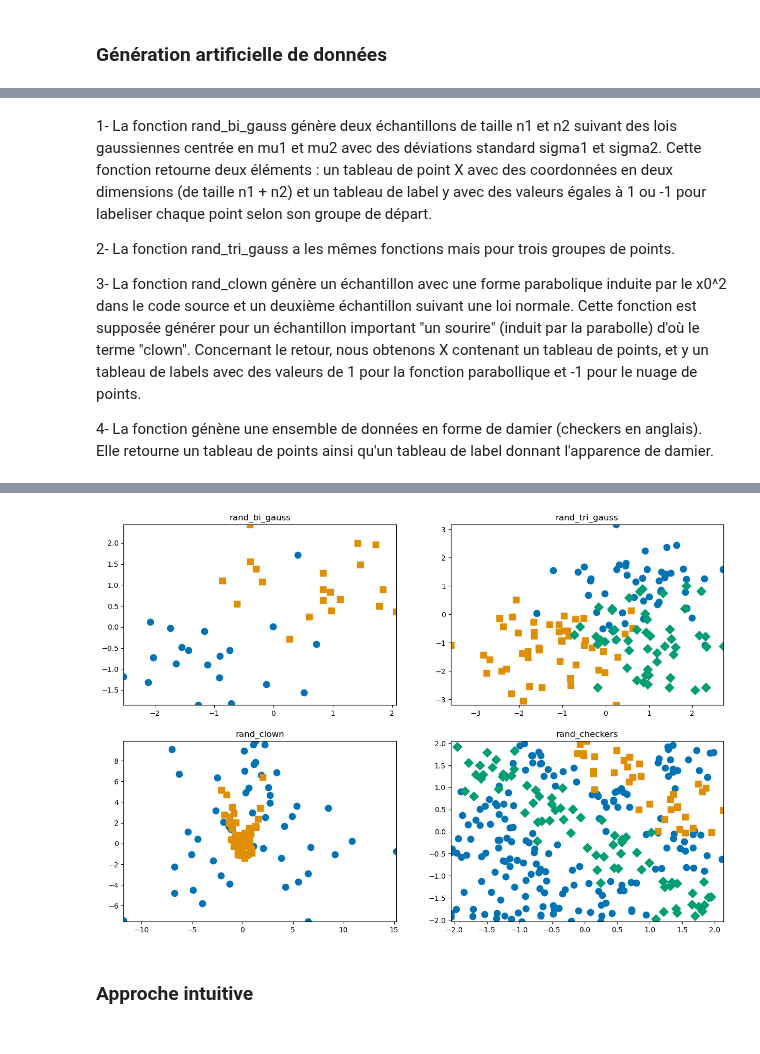
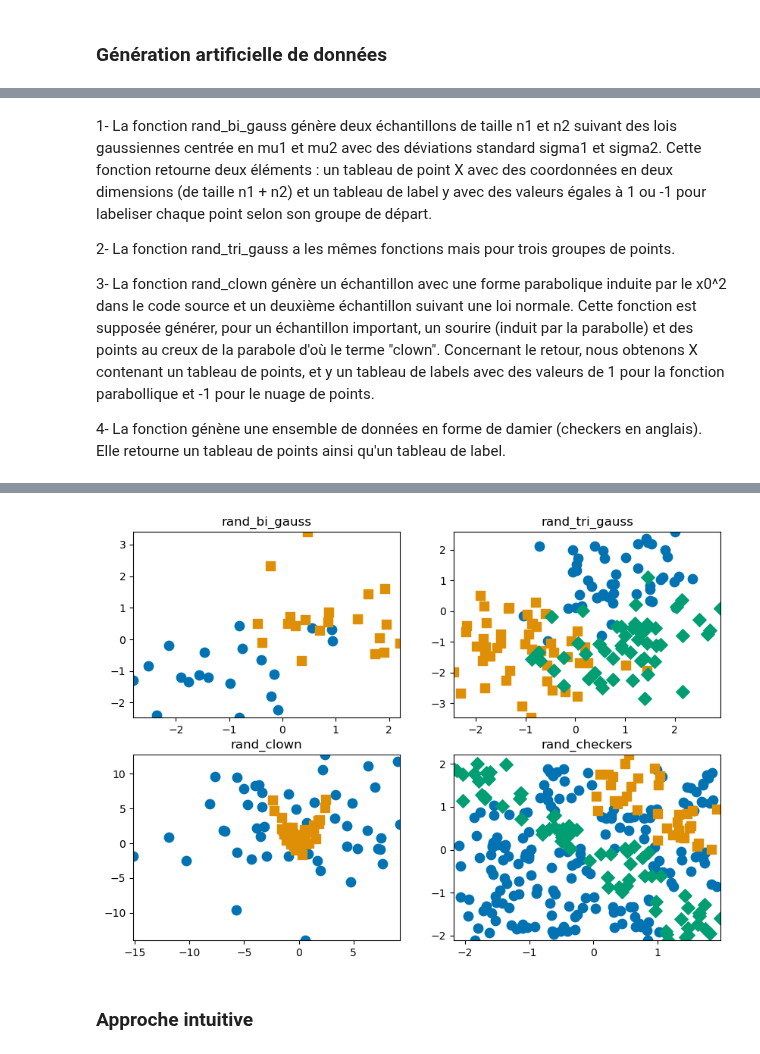
Before and after one commit to pralban/Machine-learning, a Jupyter notebook: TP2 KNN/tp2.ipynb, the cells around one changed output, grey strips where cells are left out. Drawn from its saved outputs; the diff is of its cells as text; code cells hidden in the pictures.

```diff
--- a/TP2 KNN/tp2.ipynb
+++ b/TP2 KNN/tp2.ipynb
@@ -41,28 +41,32 @@ d4 = rand_checkers(n1=150, n2=150)
 
 2- La fonction rand_tri_gauss a les mêmes fonctions mais pour trois groupes de points.
 
-3- La fonction rand_clown génère un échantillon avec une forme parabolique induite par le x0^2 dans le code source et un deuxième échantillon suivant une loi normale. Cette fonction est supposée générer pour un échantillon important "un sourire" (induit par la parabolle) d'où le terme "clown". Concernant le retour, nous obtenons X contenant un tableau de points, et y un tableau de labels avec des valeurs de 1 pour la fonction parabollique et -1 pour le nuage de points.
+3- La fonction rand_clown génère un échantillon avec une forme parabolique induite par le x0^2 dans le code source et un deuxième échantillon suivant une loi normale. Cette fonction est supposée générer, pour un échantillon important, un sourire (induit par la parabolle) et des points au creux de la parabole d'où le terme "clown". Concernant le retour, nous obtenons X contenant un tableau de points, et y un tableau de labels avec des valeurs de 1 pour la fonction parabollique et -1 pour le nuage de points.
 
-4- La fonction génène une ensemble de données en forme de damier (checkers en anglais). Elle retourne un tableau de points ainsi qu'un tableau de label donnant l'apparence de damier.
+4- La fonction génène une ensemble de données en forme de damier (checkers en anglais). Elle retourne un tableau de points ainsi qu'un tableau de label.
 # %% [markdown]
 <img src="questions/2.png" alt="question 2" width="800"/>
 # %%
-plt.figure(figsize=(15, 10))
+plt.figure(figsize=(10, 7))
 plt.subplot(2, 2, 1)
 plt.title("rand_bi_gauss")
 plot_2d(d1[0], d1[1])
+
 plt.subplot(2, 2, 2)
 plt.title("rand_tri_gauss")
 plot_2d(d2[0], d2[1])
+
 plt.subplot(2, 2, 3)
 plt.title("rand_clown")
 plot_2d(d3[0], d3[1])
+
 plt.subplot(2, 2, 4)
 plt.title("rand_checkers")
 plot_2d(d4[0], d4[1])
+
 plt.show()
 # %% [output]
-[figure, old version]
+[figure, new version]
 # %% [markdown]
 ### Approche intuitive
 # %% [markdown]
```
Also changed, not shown: parts of 22 cells of this notebook.
